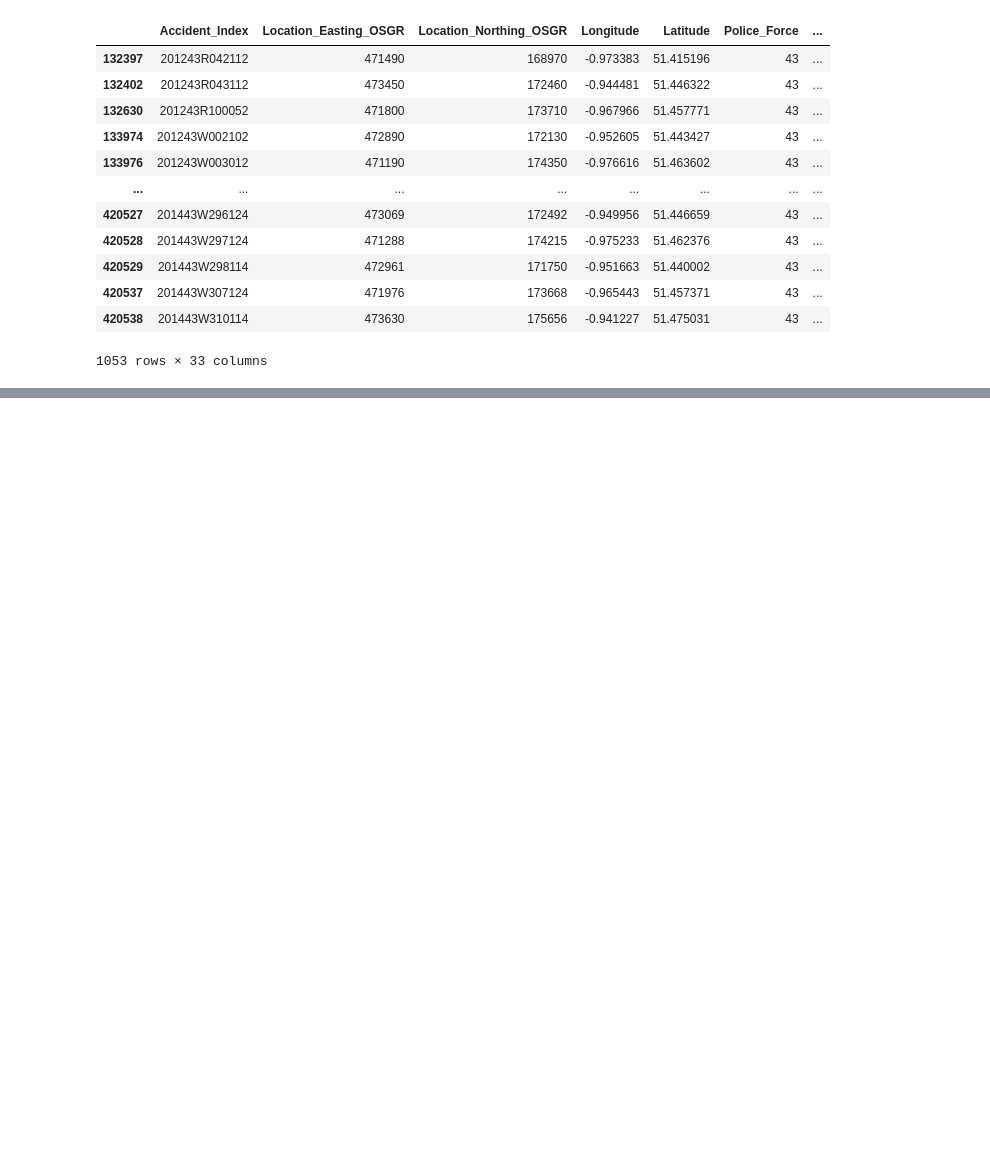
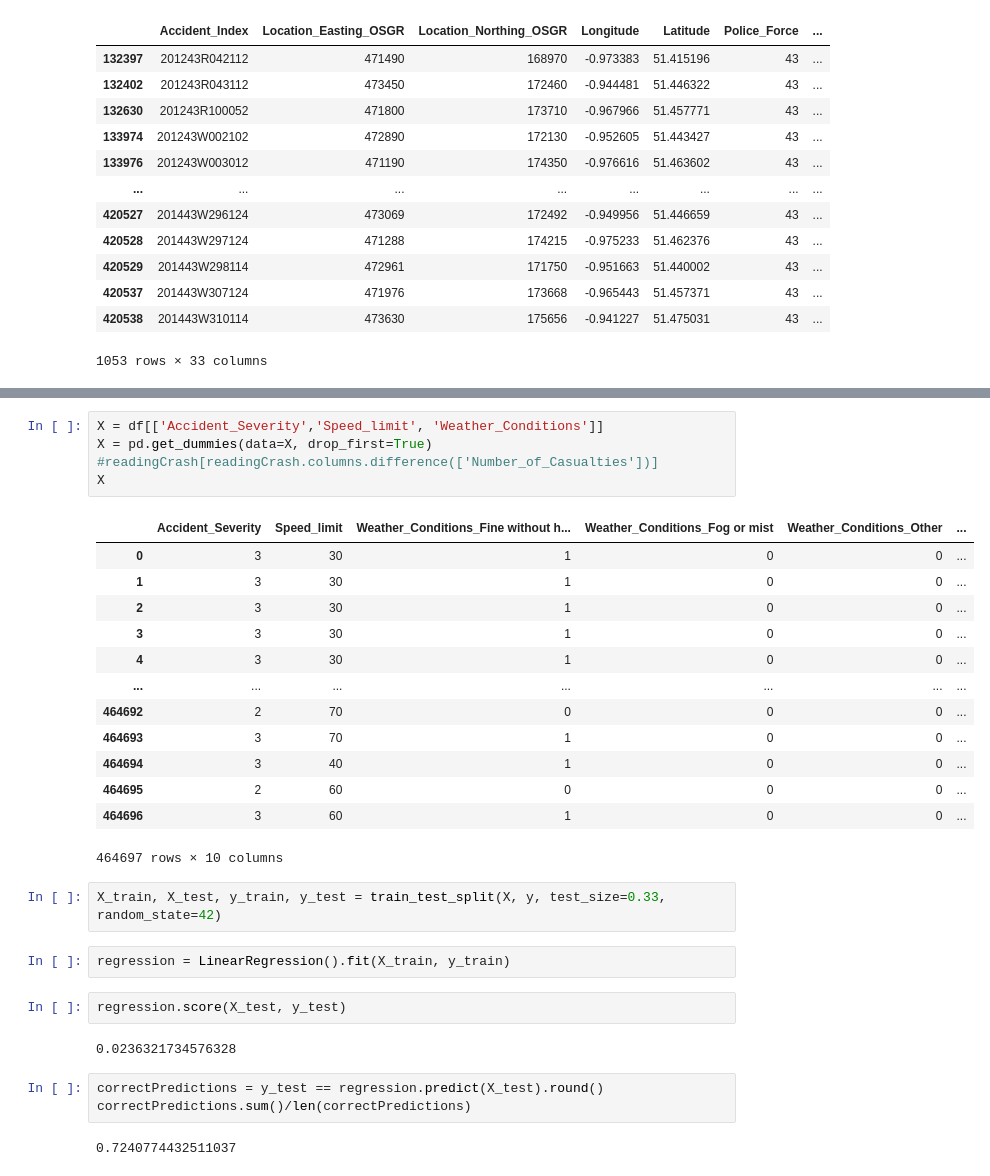
Before and after one commit to worthinternetsystems/radar-machine-learning, a Jupyter notebook: Traffic-accident-basic.ipynb, the cells around one changed output, grey strips where cells are left out. Saved outputs shown, nothing was run; the diff lists cells and outputs as text; blank space fills up the shorter version.

Commit message:
Linear Regression

```diff
--- a/Traffic-accident-basic.ipynb
+++ b/Traffic-accident-basic.ipynb
@@ -135,0 +154,32 @@ readingCrash
+# %%
+X = df[['Accident_Severity','Speed_limit', 'Weather_Conditions']]
+X = pd.get_dummies(data=X, drop_first=True)
+#readingCrash[readingCrash.columns.difference(['Number_of_Casualties'])]
+X
+# %% [output]
+|  | Accident_Severity | Speed_limit | Weather_Conditions_Fine without h... | Weather_Conditions_Fog or mist | Weather_Conditions_Other | ... |
+| 0 | 3 | 30 | 1 | 0 | 0 | ... |
+| 1 | 3 | 30 | 1 | 0 | 0 | ... |
+| 2 | 3 | 30 | 1 | 0 | 0 | ... |
+| 3 | 3 | 30 | 1 | 0 | 0 | ... |
+| 4 | 3 | 30 | 1 | 0 | 0 | ... |
+| ... | ... | ... | ... | ... | ... | ... |
+| 464692 | 2 | 70 | 0 | 0 | 0 | ... |
+| 464693 | 3 | 70 | 1 | 0 | 0 | ... |
+| 464694 | 3 | 40 | 1 | 0 | 0 | ... |
+| 464695 | 2 | 60 | 0 | 0 | 0 | ... |
+| 464696 | 3 | 60 | 1 | 0 | 0 | ... |
+464697 rows × 10 columns
+# %%
+X_train, X_test, y_train, y_test = train_test_split(X, y, test_size=0.33, random_state=42)
+# %%
+regression = LinearRegression().fit(X_train, y_train)
+# %%
+regression.score(X_test, y_test)
+# %% [output]
+0.0236321734576328
+# %%
+correctPredictions = y_test == regression.predict(X_test).round()
+correctPredictions.sum()/len(correctPredictions)
+# %% [output]
+0.7240774432511037
```
Also changed, not shown: parts of 5 cells of this notebook.
